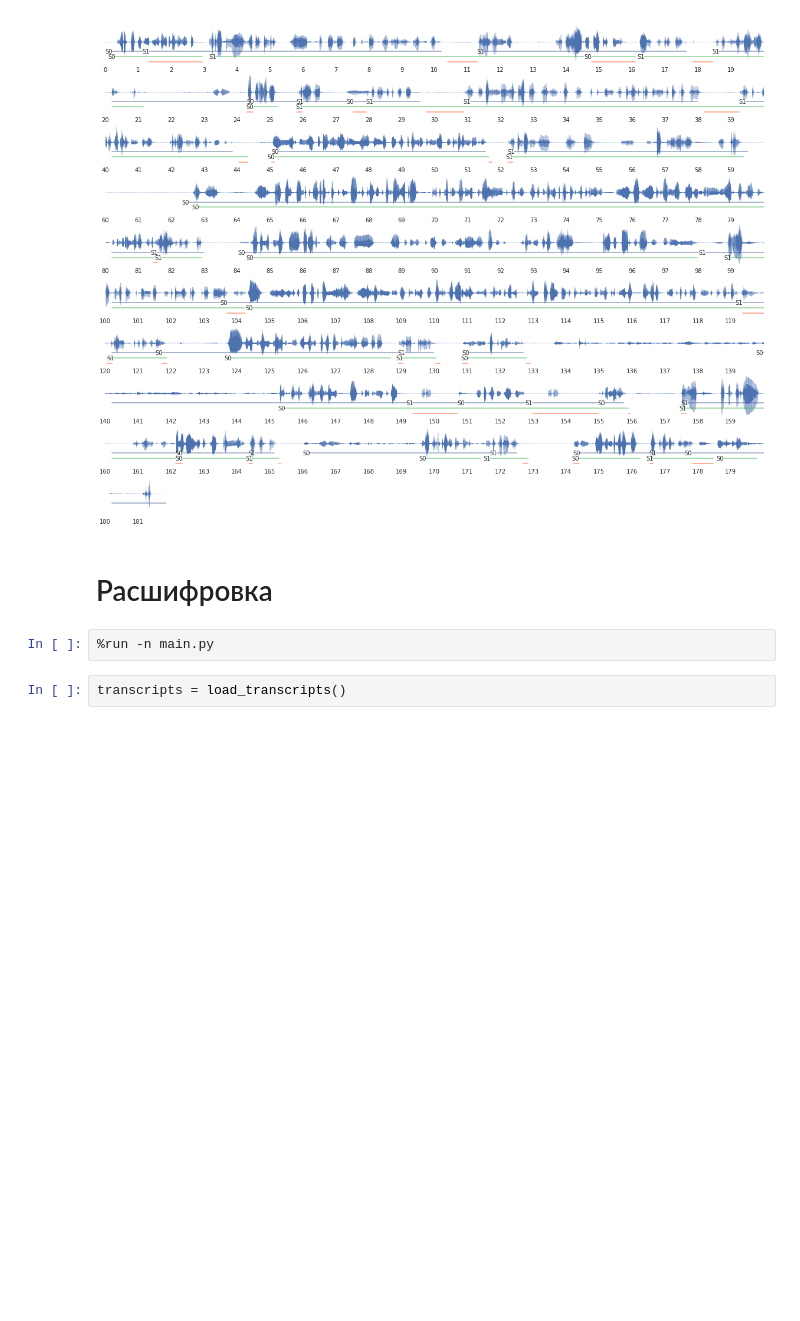
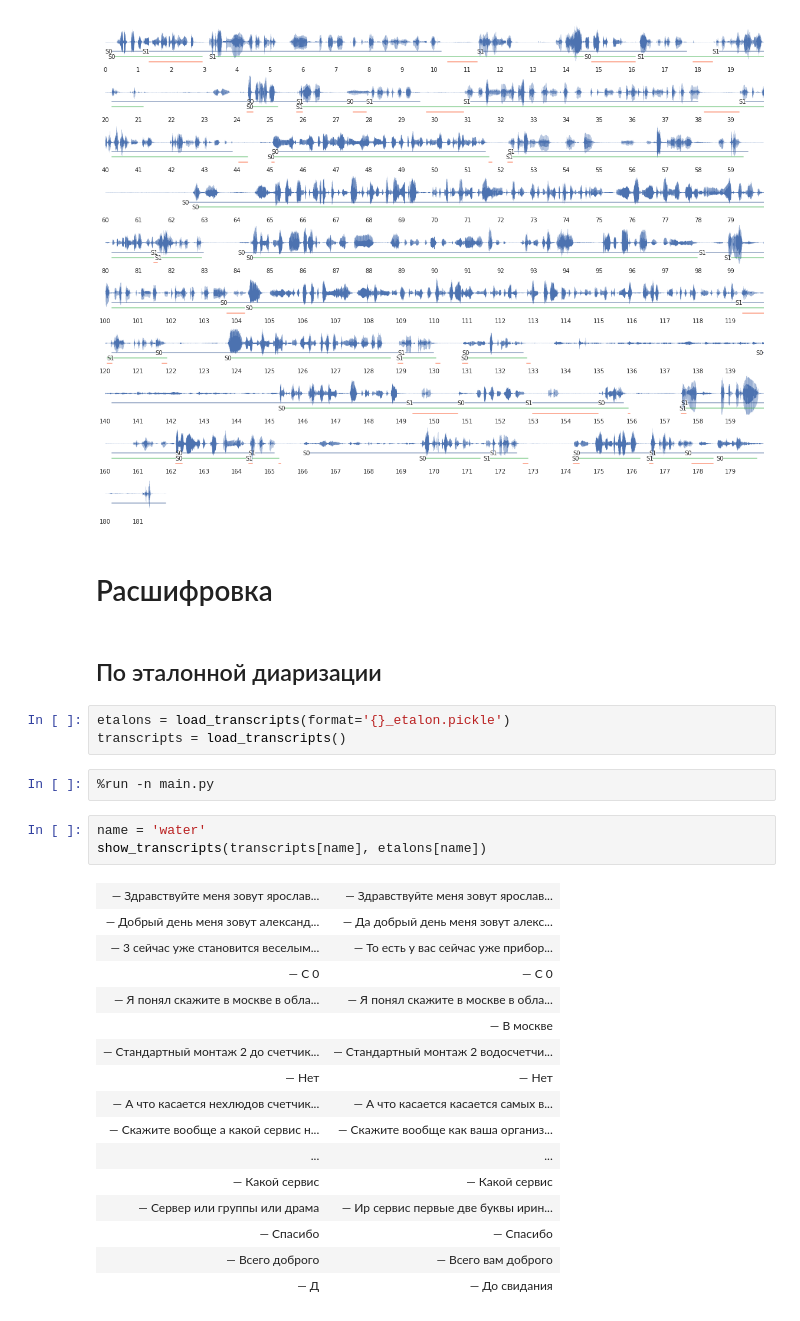
Before and after one commit to kuk/analyze-callcenter, a Jupyter notebook: notes.ipynb, the cells around one changed output. Saved outputs shown, nothing was run; the diff lists cells and outputs as text; blank space fills up the shorter version.

```diff
--- a/notes.ipynb
+++ b/notes.ipynb
@@ -83,7 +83,30 @@ plot_segments(sounds[name], segments[name], etalons[name])
 [figure]
 # %% [markdown]
 # Расшифровка
+# %% [markdown]
+## По эталонной диаризации
+# %%
+etalons = load_transcripts(format='{}_etalon.pickle')
+transcripts = load_transcripts()
 # %%
 %run -n main.py
-# %%
-transcripts = load_transcripts()
+# %%
+name = 'water'
+show_transcripts(transcripts[name], etalons[name])
+# %% [output]
+| — Здравствуйте меня зовут ярослав... | — Здравствуйте меня зовут ярослав... |
+| — Добрый день меня зовут александ... | — Да добрый день меня зовут алекс... |
+| — 3 сейчас уже становится веселым... | — То есть у вас сейчас уже прибор... |
+| — С 0 | — С 0 |
+| — Я понял скажите в москве в обла... | — Я понял скажите в москве в обла... |
+|  | — В москве |
+| — Стандартный монтаж 2 до счетчик... | — Стандартный монтаж 2 водосчетчи... |
+| — Нет | — Нет |
+| — А что касается нехлюдов счетчик... | — А что касается касается самых в... |
+| — Скажите вообще а какой сервис н... | — Скажите вообще как ваша организ... |
+| ... | ... |
+| — Какой сервис | — Какой сервис |
+| — Сервер или группы или драма | — Ир сервис первые две буквы ирин... |
+| — Спасибо | — Спасибо |
+| — Всего доброго | — Всего вам доброго |
+| — Д | — До свидания |
```
Also changed, not shown: parts of 6 cells of this notebook, 5 other files.
